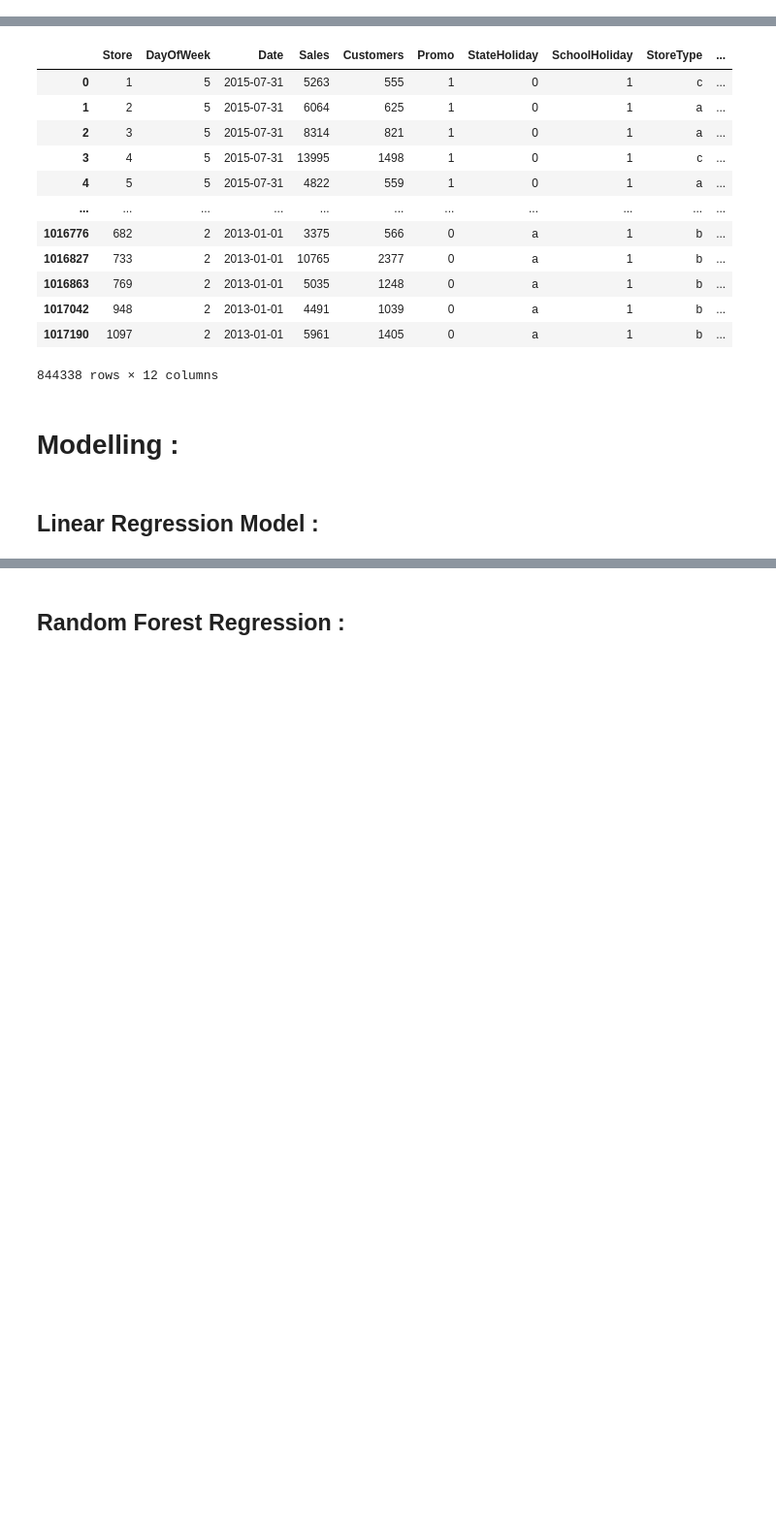
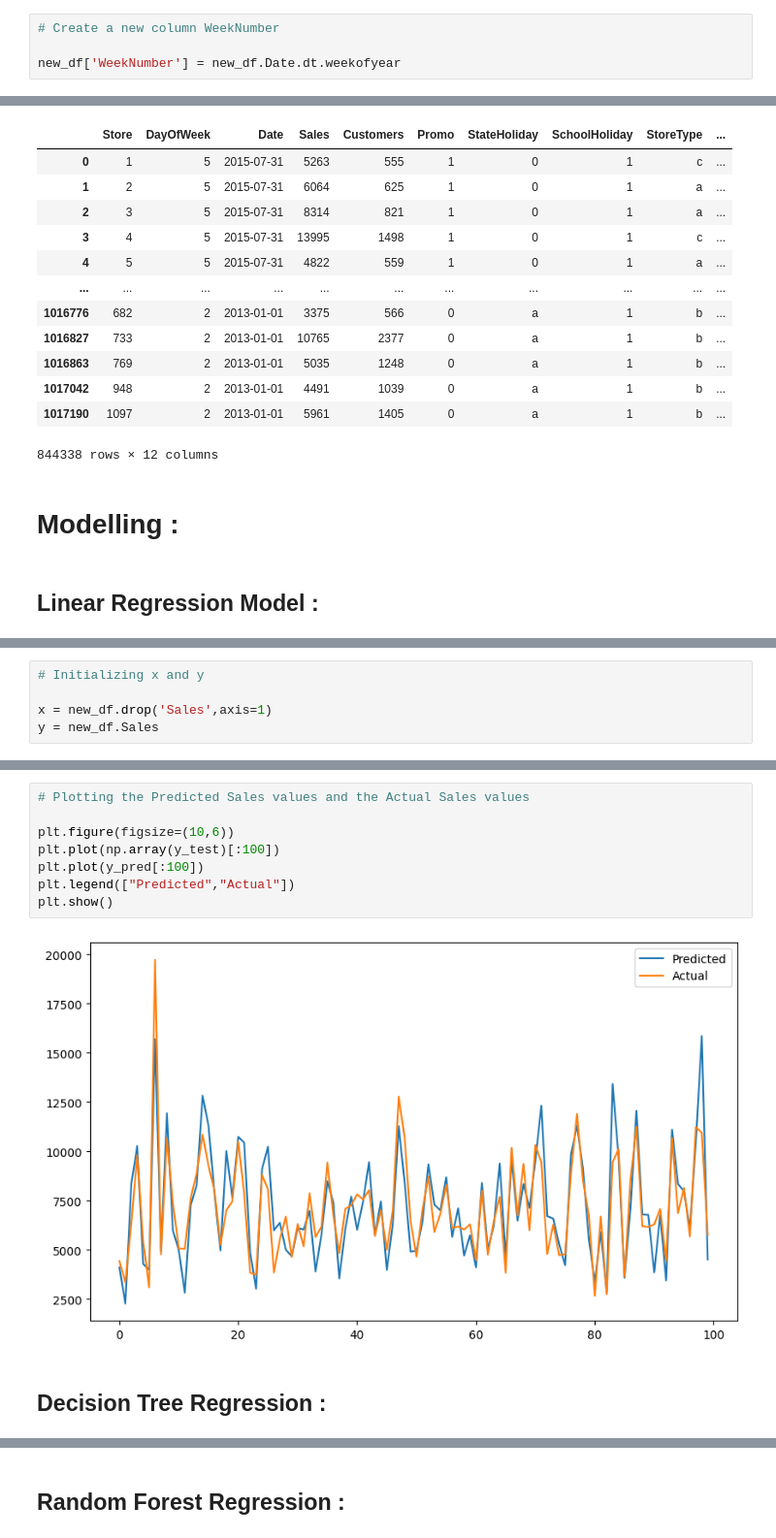
Before and after one commit to ansonsibi1/Anson-Sibi-M4W3_Rossmann_Sales_Prediction_Capstone_Project, a Jupyter notebook: Team_KASAR_Anson_Sibi_M4W3_Rossmann_Sales_Prediction_Capstone_Project.ipynb, the cells around one changed output, grey strips where cells are left out. Shown at 97% size. Drawn from its saved outputs; the diff is of its cells as text; blank space fills up the shorter version.

```diff
--- a/Team_KASAR_Anson_Sibi_M4W3_Rossmann_Sales_Prediction_Capstone_Project.ipynb
+++ b/Team_KASAR_Anson_Sibi_M4W3_Rossmann_Sales_Prediction_Capstone_Project.ipynb
@@ -467,6 +473,10 @@ new_df1 = df.copy()
 new_df1.StateHoliday.replace({'0':0,'a':1,'b':1,'c':1},inplace=True)
 # %%
 new_df1['Competition'] = new_df1['CompetitionDistance'].apply(lambda x: 1 if x <= 5000 else 0)
+# %%
+# Create a new column WeekNumber
+
+new_df['WeekNumber'] = new_df.Date.dt.weekofyear
 # %%
 new_df1['DayOfWeek'] =new_df1['DayOfWeek'].astype(str)
 # %%
@@ -614,0 +532,5 @@ plt.show()
+# %%
+# Initializing x and y
+
+x = new_df.drop('Sales',axis=1)
+y = new_df.Sales
@@ -614,0 +600,12 @@ plt.show()
+# %%
+# Plotting the Predicted Sales values and the Actual Sales values
+
+plt.figure(figsize=(10,6))
+plt.plot(np.array(y_test)[:100])
+plt.plot(y_pred[:100])
+plt.legend(["Predicted","Actual"])
+plt.show()
+# %% [output]
+[figure, added]
+# %% [markdown]
+## Decision Tree Regression :
```
Also changed, not shown: parts of 80 cells of this notebook.
